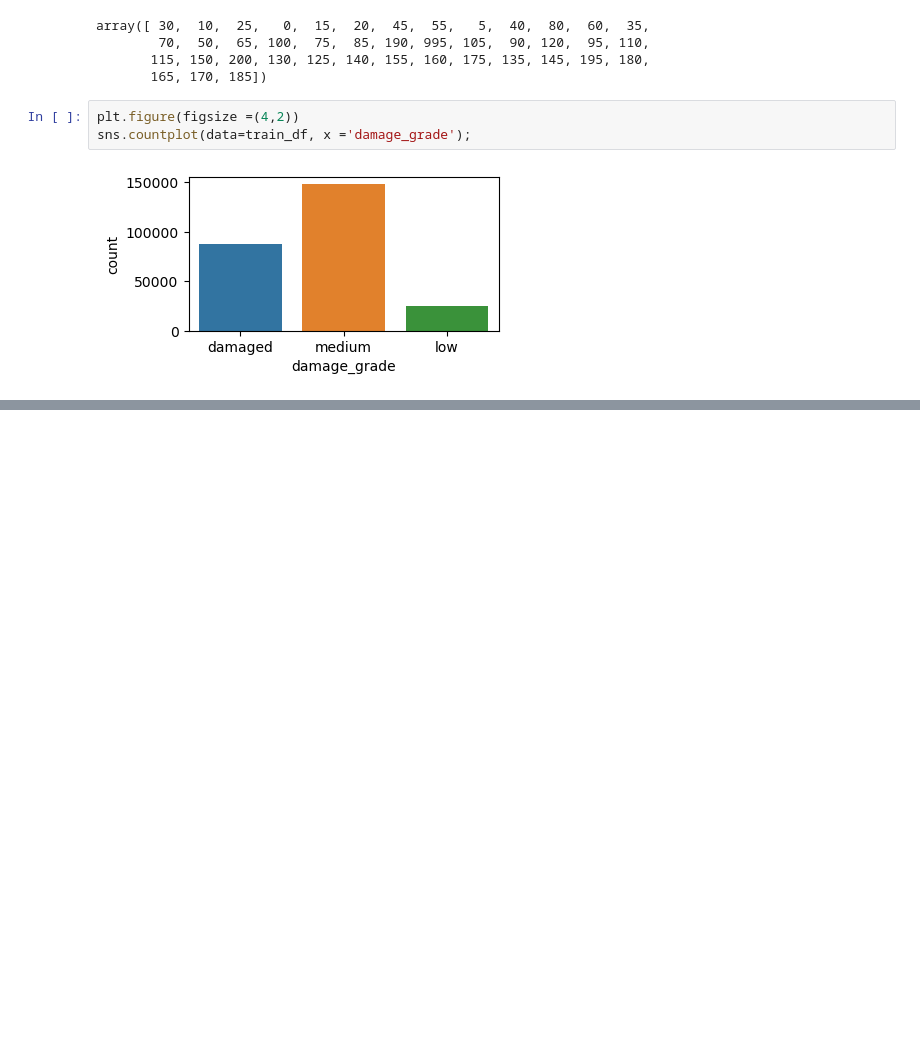
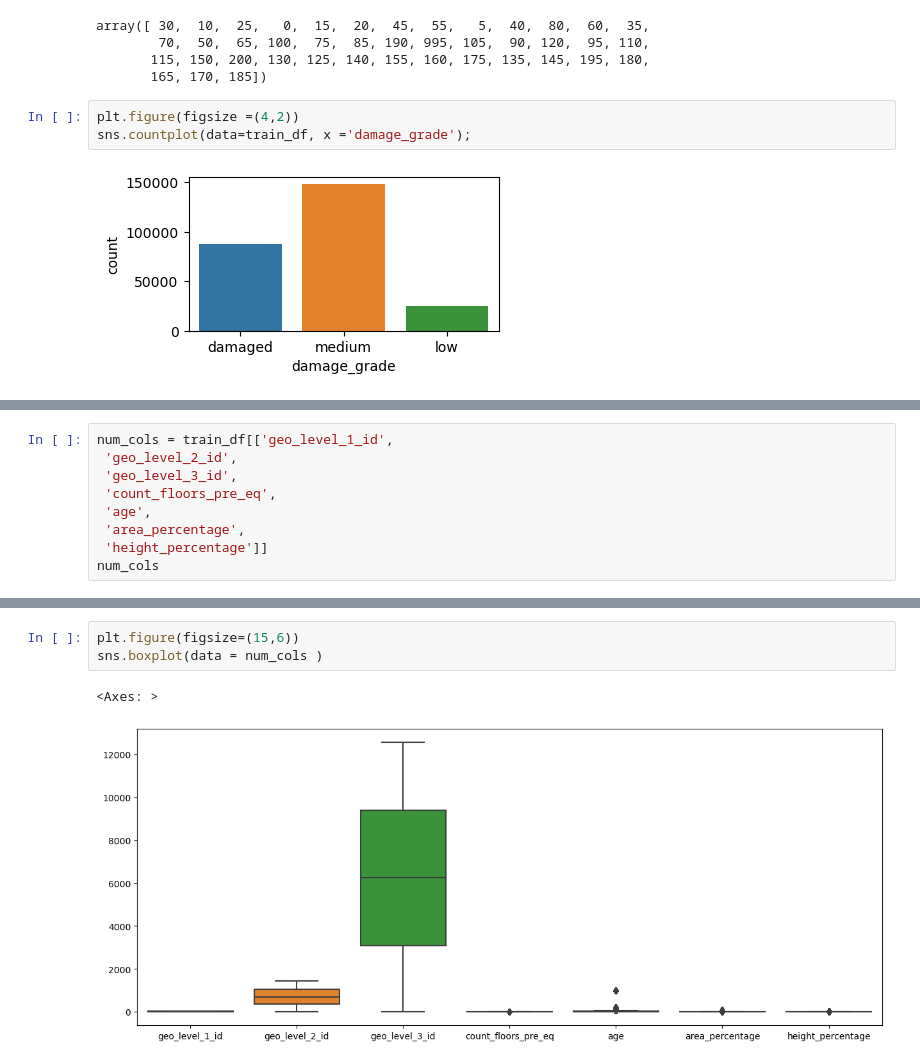
Before and after one commit to Teetee-lab/Richter-s-Predictor-ModelingEarthquakeDamage, a Jupyter notebook: Main_Project_Notebook.ipynb, the cells around one changed output, grey strips where cells are left out. Drawn from its saved outputs; the diff is of its cells as text; blank space fills up the shorter version.

```diff
--- a/Main_Project_Notebook.ipynb
+++ b/Main_Project_Notebook.ipynb
@@ -332,0 +333,9 @@ sns.barplot(data=train_df, x=train_df['position'], y = train_df['age'],
+# %%
+num_cols = train_df[['geo_level_1_id',
+ 'geo_level_2_id',
+ 'geo_level_3_id',
+ 'count_floors_pre_eq',
+ 'age',
+ 'area_percentage',
+ 'height_percentage']]
+num_cols
@@ -332,0 +356,6 @@ sns.barplot(data=train_df, x=train_df['position'], y = train_df['age'],
+# %%
+plt.figure(figsize=(15,6))
+sns.boxplot(data = num_cols )
+# %% [output]
+<Axes: >
+[figure, added]
```
Also changed, not shown: parts of 9 cells of this notebook.
